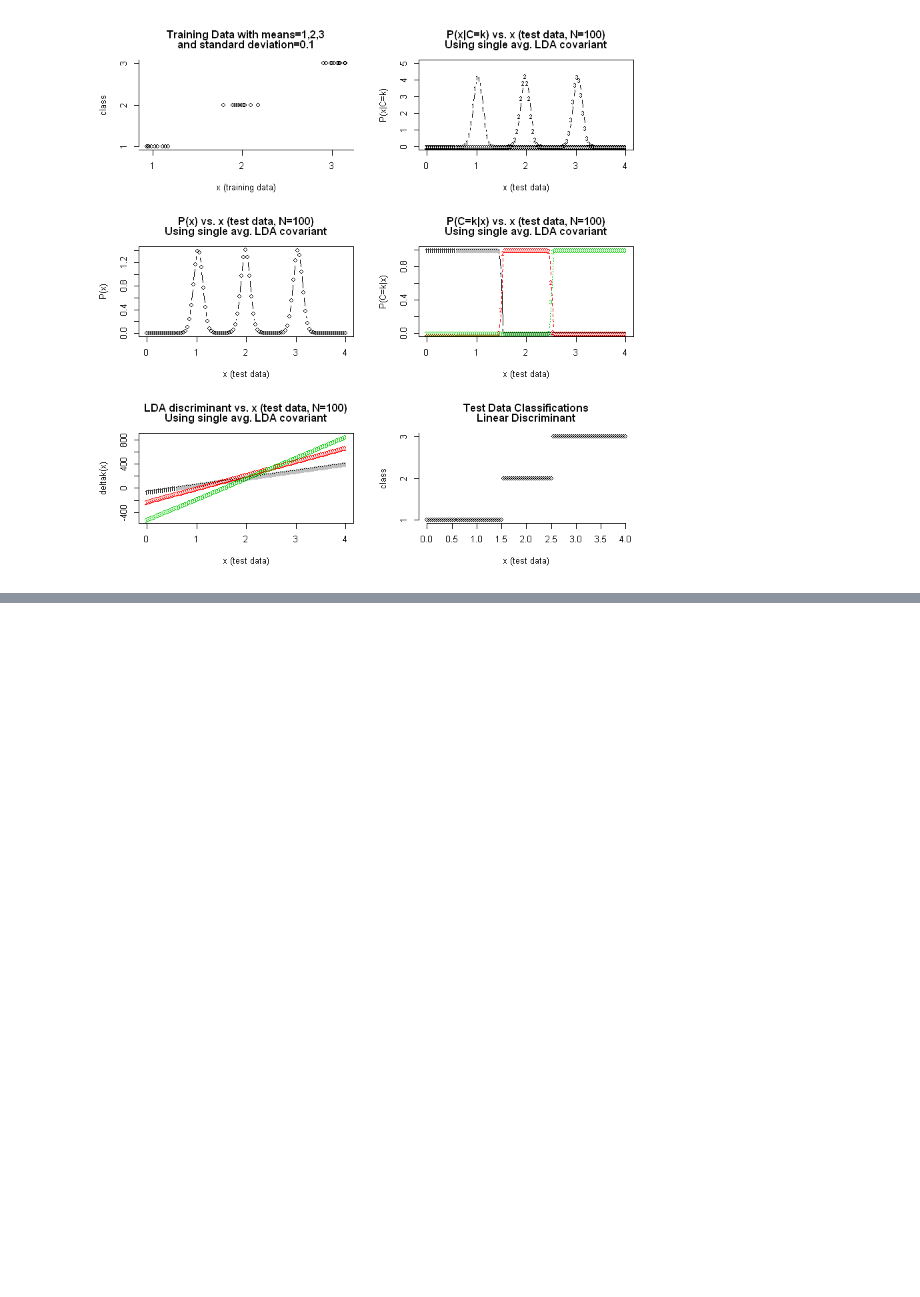
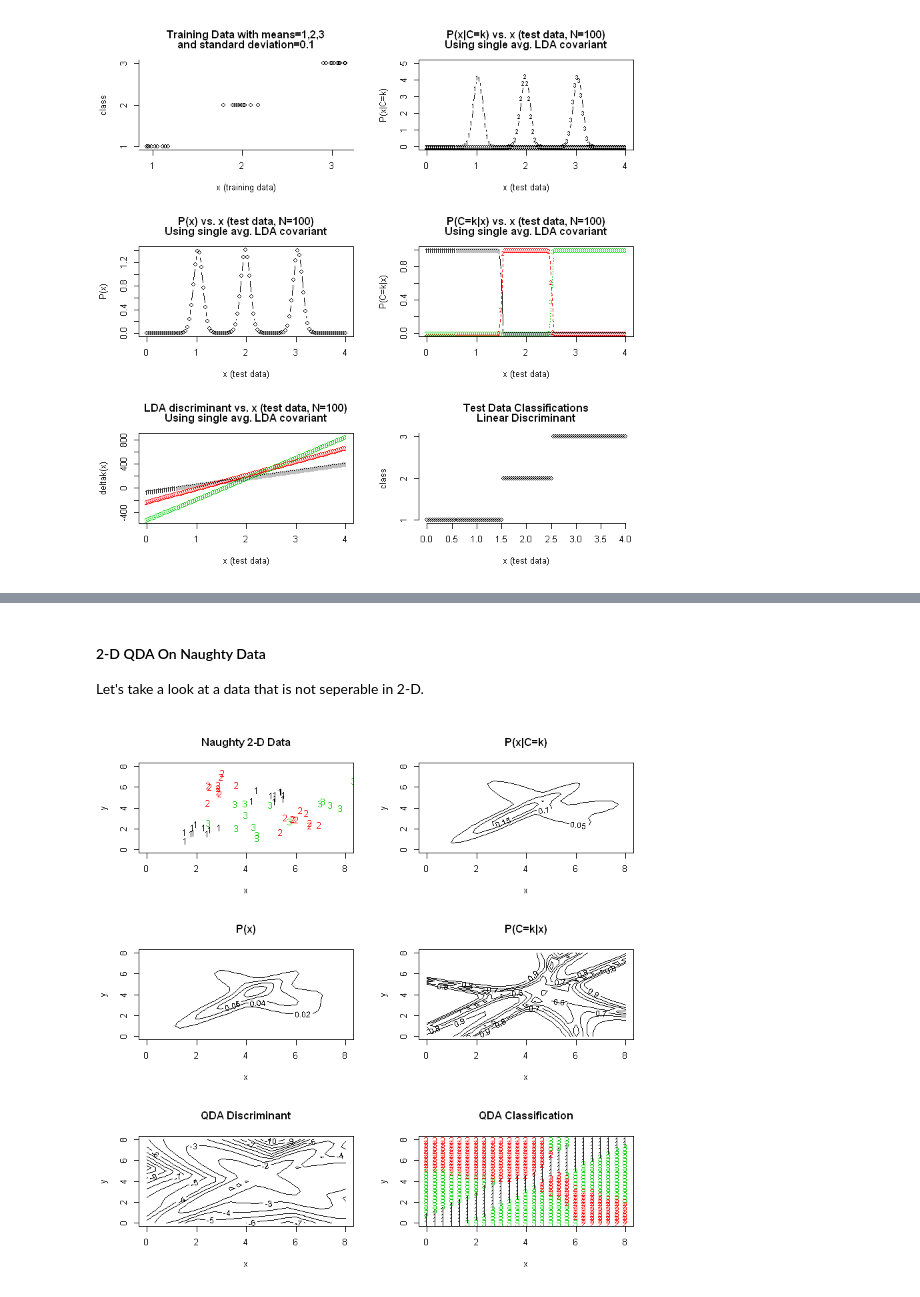
Before and after one commit to focods/WonderfulML, a Jupyter notebook: docs/solutions/session04_r.ipynb, the cells around one changed output, grey strips where cells are left out. Cells and saved outputs as stored; diff of their text form; code cells hidden in the pictures; blank space fills up the shorter version.

Commit message:
add naughty 2d QDA analysis plots on synth data in r nb

```diff
--- a/docs/solutions/session04_r.ipynb
+++ b/docs/solutions/session04_r.ipynb
@@ -763,0 +595,8 @@ plotQda_2d()
+# %% [markdown]
+#### 2-D QDA On Naughty Data
+
+Let's take a look at a data that is not seperable in 2-D.
+# %%
+plotQda_2d(1)  # any number not 0 will be naughty data
+# %% [output]
+[figure, added]
```
Also changed, not shown: parts of 4 cells of this notebook.
